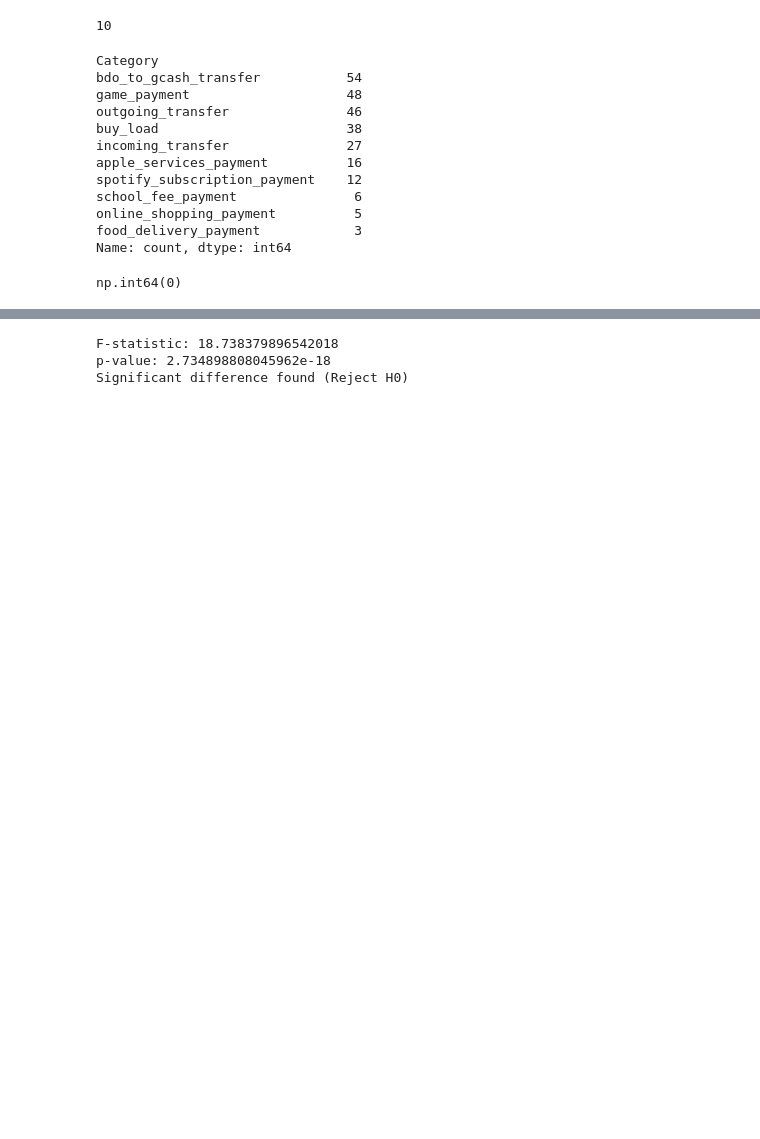
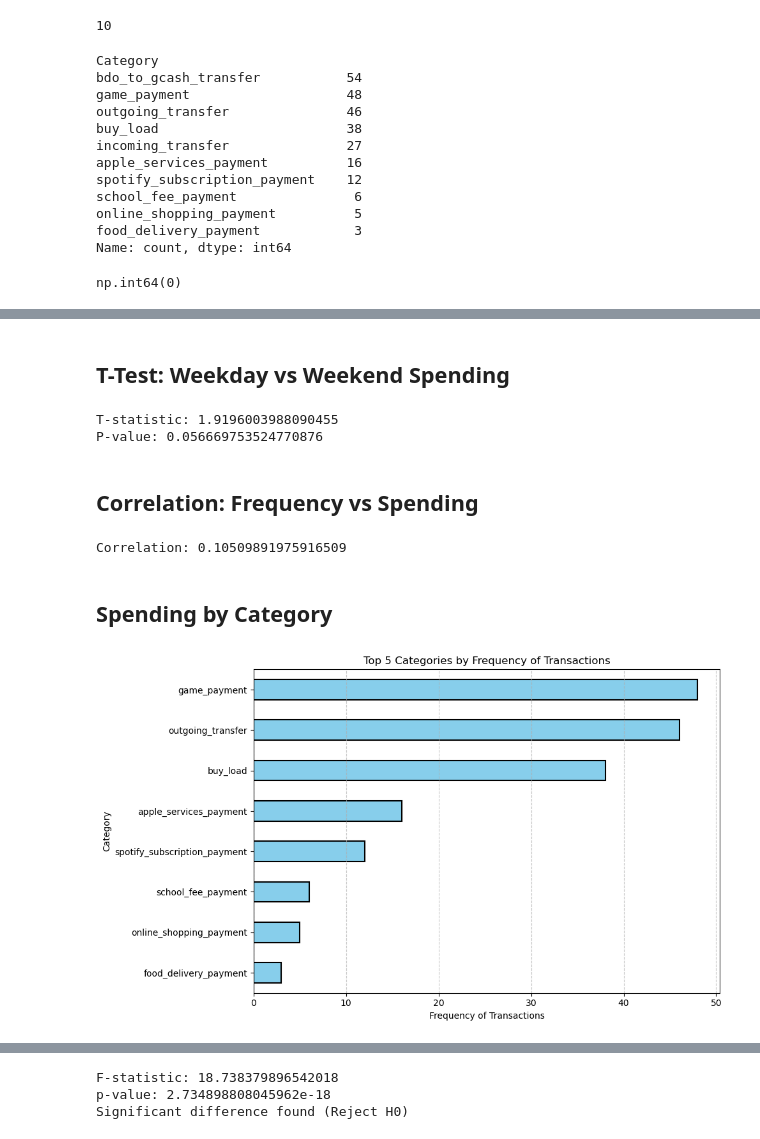
Before and after one commit to Shii02/CCDATSCL_PROJECT_COM221, a Jupyter notebook: main.ipynb, the cells around one changed output, grey strips where cells are left out. Drawn from its saved outputs; the diff is of its cells as text; code cells hidden in the pictures; blank space fills up the shorter version.

```diff
--- a/main.ipynb
+++ b/main.ipynb
@@ -1137,0 +695,14 @@ df_buy_load.sort_values(by="Debit", ascending=False).head(5)
+# %%
+# Extract time-based variables for analysis
+df["YearMonth"] = df["Date and Time"].dt.to_period("M").astype(str)
+df["Year"] = df["Date and Time"].dt.year
+df["Month"] = df["Date and Time"].dt.month
+df["Day"] = df["Date and Time"].dt.day
+df["DayOfWeek"] = df["Date and Time"].dt.dayofweek
+df["DayName"] = df["Date and Time"].dt.day_name()
+
+# Weekend indicator (1 = weekend, 0 = weekday)
+df["Weekend"] = df["DayOfWeek"].isin([5, 6]).astype(int)
+# %%
+df_expenses = df[df["Debit"] > 0].drop(columns=["Credit", "Balance"]).copy()
+df_expenses.head(5)
@@ -1137,0 +750,52 @@ df_buy_load.sort_values(by="Debit", ascending=False).head(5)
+# %%
+df_expenses.drop(columns=["Date and Time"], inplace=True)
+# %% [markdown]
+## T-Test: Weekday vs Weekend Spending
+# %%
+# separate weekday and weekend expenses
+weekday_expenses = df_expenses[df_expenses['Weekend'] == 0]['Debit']
+weekend_expenses = df_expenses[df_expenses['Weekend'] == 1]['Debit']
+
+# perform t-test
+t_stat, p_value = ttest_ind(weekday_expenses, weekend_expenses, equal_var=False)
+
+print("T-statistic:", t_stat)
+print("P-value:", p_value)
+# %% [output]
+T-statistic: 1.9196003988090455
+P-value: 0.056669753524770876
+# %% [markdown]
+## Correlation: Frequency vs Spending
+# %%
+category_summary = df_expenses.groupby('Category').agg(
+    total_spending=('Debit', 'sum'),
+    frequency=('Debit', 'count')
+)
+
+correlation = category_summary['total_spending'].corr(category_summary['frequency'])
+
+print("Correlation:", correlation)
+# %% [output]
+Correlation: 0.10509891975916509
+# %% [markdown]
+## Spending by Category
+# %%
+category_summary["frequency"].sort_values(ascending=True).plot(
+        kind='barh',
+        figsize=(10,6),
+        color='skyblue',
+        edgecolor='black',
+        linewidth=1.5,
+    )
+
+plt.title("Top 5 Categories by Frequency of Transactions")
+plt.xlabel("Frequency of Transactions")
+plt.ylabel("Category")
+plt.tight_layout()
+plt.grid(True, axis='x', linestyle='--', alpha=0.7)
+
+plt.savefig("figures/spending_by_category.png", dpi=300, bbox_inches='tight')
+
+plt.show()
+# %% [output]
+[figure, added]
```
Also changed, not shown: parts of 115 cells of this notebook, 10 other files.
